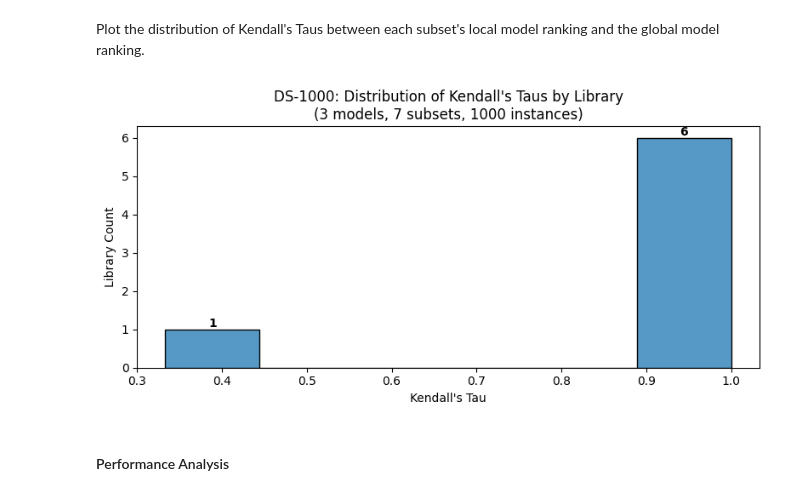
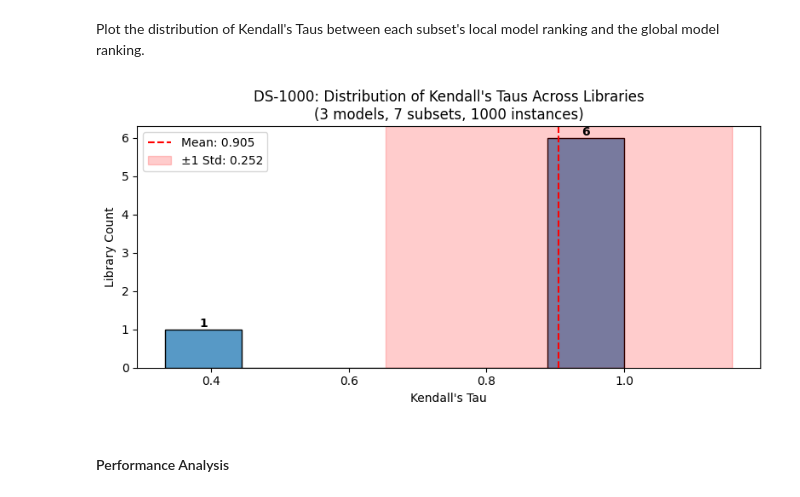
Before and after one commit to mpg05883/EvalTree, a Jupyter notebook: inter_subset_analysis.ipynb, the cells around one changed output. Cells and saved outputs as stored; diff of their text form; code cells hidden in the pictures.

Commit message:
Finished plots

```diff
--- a/inter_subset_analysis.ipynb
+++ b/inter_subset_analysis.ipynb
@@ -167,35 +167,57 @@ kendall_tau_df.head()
 # %% [markdown]
 Plot the distribution of Kendall's Taus between each subset's local model ranking and the global model ranking.
 # %%
+# Compute mean and std
+mean_tau = kendall_tau_df["kendall_tau"].mean()
+std_tau = kendall_tau_df["kendall_tau"].std()
+
 fig, ax = plt.subplots(figsize=(8, 4))
 sns.histplot(data=kendall_tau_df, x="kendall_tau", ax=ax)
 ax.set_xlabel("Kendall's Tau")
 ax.set_ylabel(f"{subset_col.capitalize()} Count")
 ax.set_title(
-    f"{dataset}: Distribution of Kendall's Taus by {subset_col.capitalize()}"
+    f"{dataset}: Distribution of Kendall's Taus Across Libraries"
     f"\n({num_models} models, {len(subsets)} subsets, {num_instances} instances)"
 )
 
 for bar in ax.patches:
     if (height := bar.get_height()) == 0:
         continue
     ax.annotate(
         f"{int(height)}",
         xy=(bar.get_x() + bar.get_width() / 2, height),
         ha="center",
         va="bottom",
         fontweight="bold",
     )
 
+# Add vertical line at mean
+ax.axvline(
+    mean_tau,
+    color="red",
+    linestyle="--",
+    label=f"Mean: {mean_tau:.3g}",
+)
+
+# Add shaded region for +/- 1 std
+ax.axvspan(
+    mean_tau - std_tau,
+    mean_tau + std_tau,
+    alpha=0.2,
+    color="red",
+    label=f"±1 Std: {std_tau:.3g}",
+)
+
+ax.legend()
 plt.tight_layout()
 
 analysis = "subset_analysis"
 plot_name = f"kendall_tau_distribution_{subset_col}"
 file_path = build_plot_path(dataset, analysis, plot_name)
 plt.savefig(file_path)
 plt.show()
 # %% [output]
-[figure, old version]
+[figure, new version]
 # %% [markdown]
 #### Performance Analysis
 # %% [markdown]
```
Also changed, not shown: parts of 2 cells of this notebook, 5 other files.
